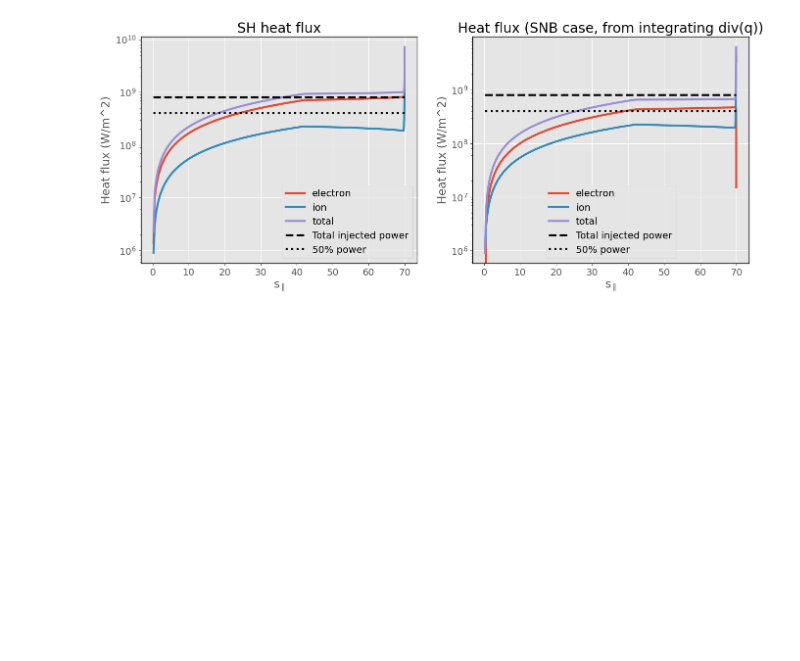
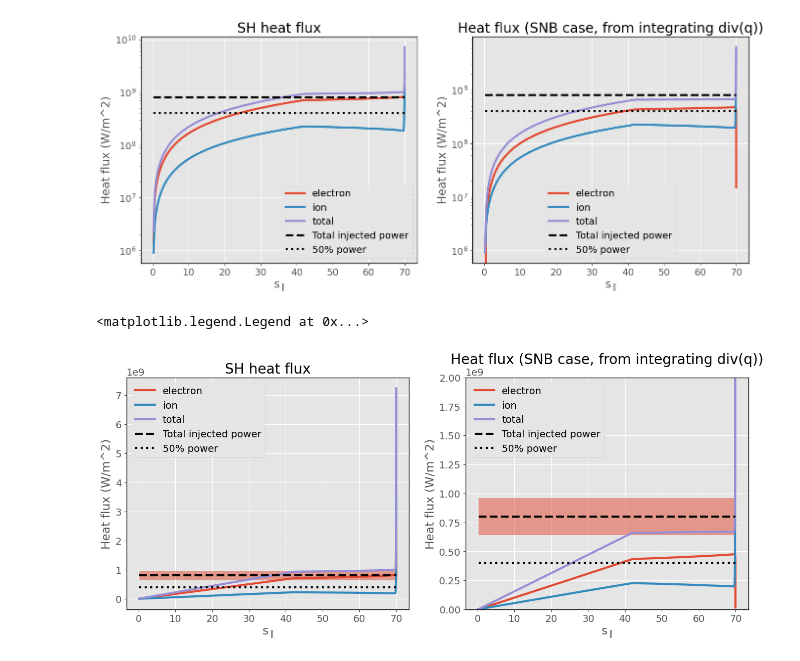
Before and after one commit to PoloidalLloyd/notebooks, a Jupyter notebook: hermes-3/flux_limit/2024_05_09_non_local_group_meeting.ipynb, the cells around one changed output. Drawn from its saved outputs; the diff is of its cells as text; code cells hidden in the pictures; blank space fills up the shorter version.

```diff
--- a/hermes-3/flux_limit/2024_05_09_non_local_group_meeting.ipynb
+++ b/hermes-3/flux_limit/2024_05_09_non_local_group_meeting.ipynb
@@ -170,3 +170,38 @@ ax[1].legend()
 # %% [output]
 <matplotlib.legend.Legend at 0x...>
 [figure]
+# %%
+fig,ax = plt.subplots(1,2, figsize=(16,6))
+
+# ax.plot(x, q_electron_integrated_SH, label='SH', linewidth=linewidth)
+ax[0].plot(x, q_electron, label='electron', linewidth=linewidth)
+ax[0].plot(x, q_ion, label='ion', linewidth=linewidth)
+ax[0].plot(x, q_total, label='total', linewidth=linewidth)
+ax[0].plot(x[:], power_injection_total, label='Total injected power', linewidth=linewidth, color = 'black', linestyle='--')
+ax[0].plot(x[:], electron_injection, label='50% power', linewidth=linewidth, color = 'black', linestyle=':')
+ax[0].fill_between(x[:], power_injection_total*0.8, power_injection_total*1.2, alpha=0.5)
+
+
+ax[0].set_title('SH heat flux')
+# ax[0].set_yscale('log')
+ax[0].set_ybound(0,2e9)
+ax[0].set_ylabel('Heat flux (W/m^2)')
+ax[0].set_xlabel(r's$_{\parallel}$')
+ax[0].legend()
+
+ax[1].plot(x, q_electron_integrated_SNB, label='electron', linewidth=linewidth)
+ax[1].plot(x, q_ion_SNB, label='ion', linewidth=linewidth)
+ax[1].plot(x, total, label='total', linewidth=linewidth)
+ax[1].plot(x[:], power_injection_total, label='Total injected power', linewidth=linewidth, color = 'black', linestyle='--')
+ax[1].fill_between(x[:], power_injection_total*0.8, power_injection_total*1.2, alpha=0.5)
+
+ax[1].plot(x[:], electron_injection, label='50% power', linewidth=linewidth, color = 'black', linestyle=':')
+ax[1].set_title('Heat flux (SNB case, from integrating div(q))')
+# ax[1].set_yscale('log')
+ax[1].set_ybound(0,2e9)
+ax[1].set_ylabel('Heat flux (W/m^2)')
+ax[1].set_xlabel(r's$_{\parallel}$')
+ax[1].legend()
+# %% [output]
+<matplotlib.legend.Legend at 0x...>
+[figure, added]
```
Also changed, not shown: parts of 2 cells of this notebook, 5 other files.
